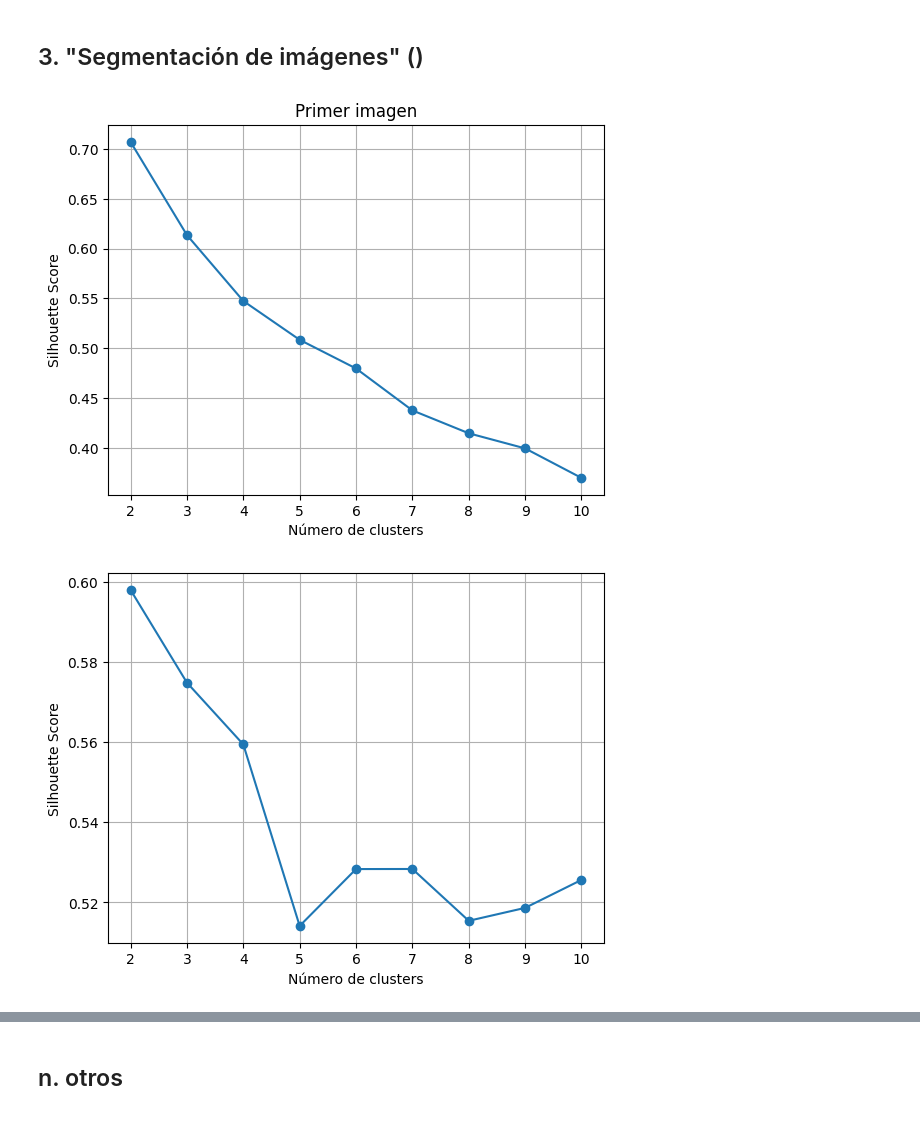
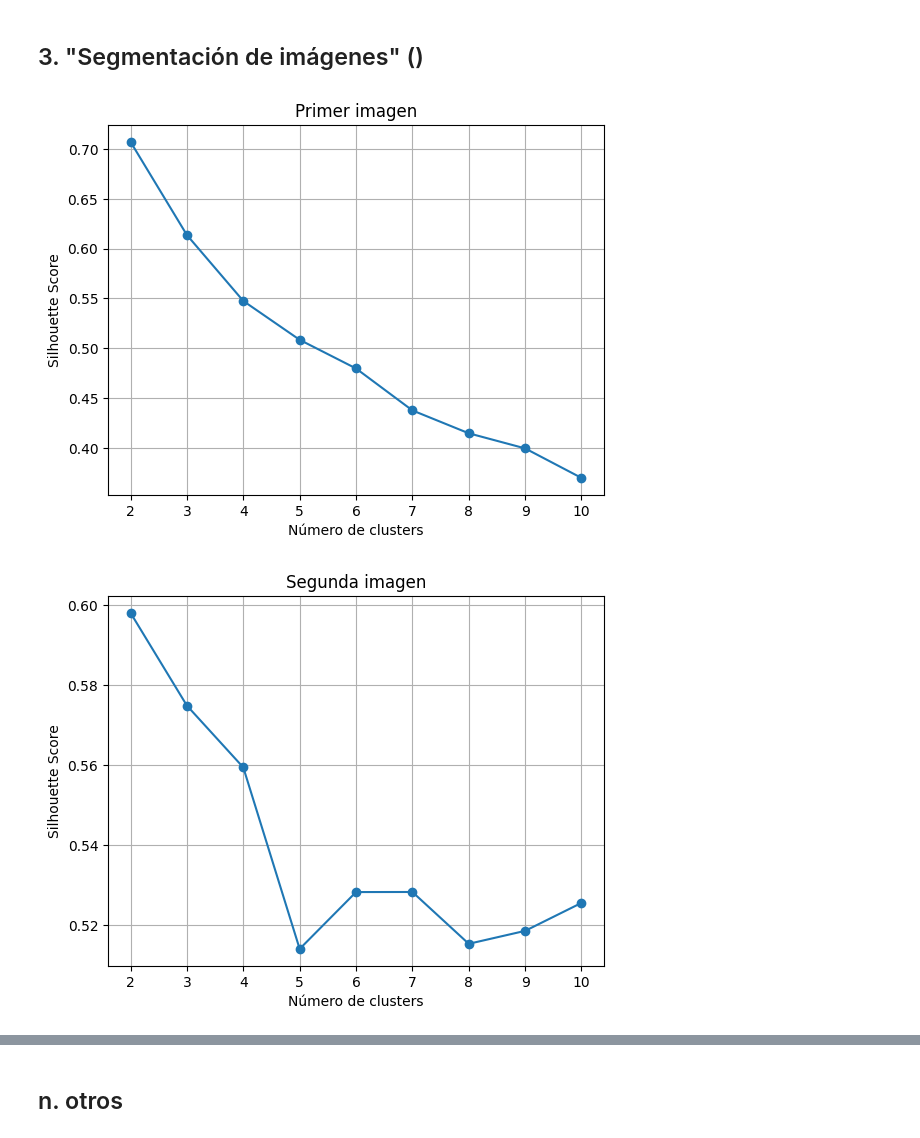
Before and after one commit to Jason-Morrill/mlns-proyecto-imagenes, a Jupyter notebook: Microproyecto1.ipynb, the cells around one changed output, grey strips where cells are left out. Cells and saved outputs as stored; diff of their text form; code cells hidden in the pictures.

```diff
--- a/Microproyecto1.ipynb
+++ b/Microproyecto1.ipynb
@@ -145,10 +145,12 @@ def silhouette_plot(X, model, k_min=2, k_max=10):
 # %%
 plt.title("Primer imagen")
 silhouette_plot(img_mod[0], "kmeans", k_min=2, k_max=10)
-
+plt.title("Segunda imagen")
 silhouette_plot(img_mod[1], "kmeans", k_min=2, k_max=10)
+plt.title("Tercera imagen")
 silhouette_plot(img_mod[2], "kmeans", k_min=2, k_max=10)
+plt.title("Cuarta imagen")
 silhouette_plot(img_mod[3], "kmeans", k_min=2, k_max=10)
 # %% [output]
 [figure]
-[figure, old version]
+[figure, new version]
```
Also changed, not shown: parts of 1 cell of this notebook.
